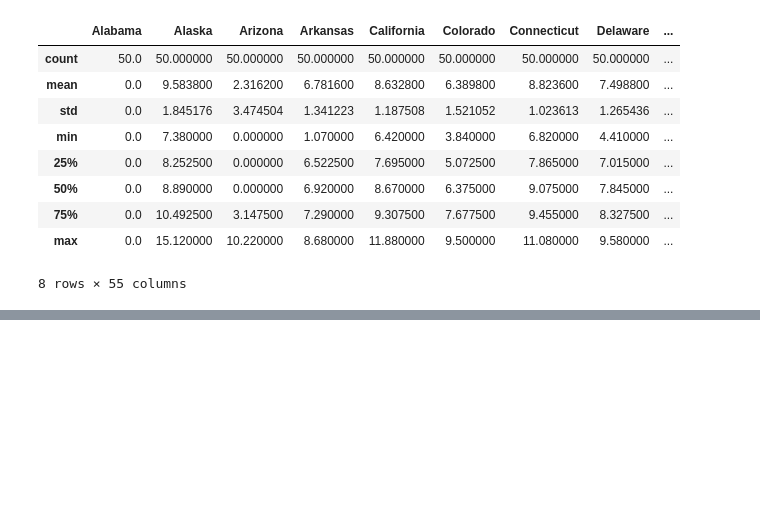
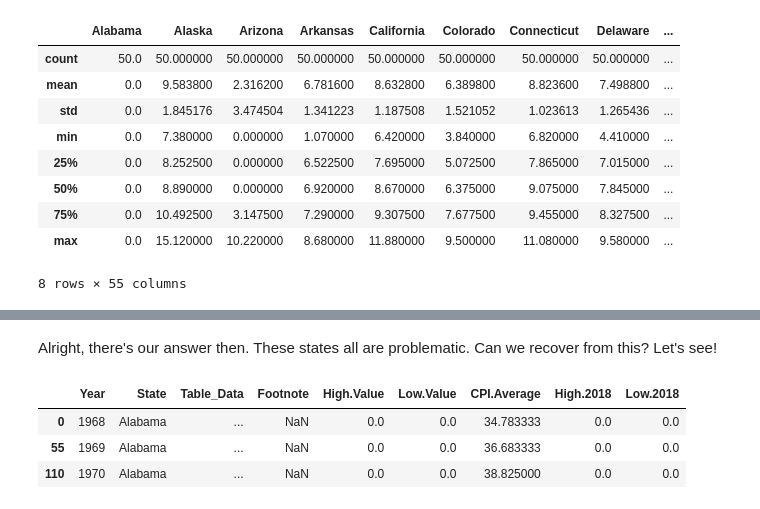
Before and after one commit to illumi91/Groupby_practice, a Jupyter notebook: Groupby on min wage dataset.ipynb, the cells around one changed output, grey strips where cells are left out. Drawn from its saved outputs; the diff is of its cells as text; code cells hidden in the pictures; blank space fills up the shorter version.

```diff
--- a/Groupby on min wage dataset.ipynb
+++ b/Groupby on min wage dataset.ipynb
@@ -65,0 +134,10 @@ act_min_wage.describe()
+# %% [markdown]
+Alright, there's our answer then. These states all are problematic. Can we recover from this? Let's see!
+# %%
+grouped_issues = issue_df.groupby("State")
+grouped_issues.get_group("Alabama").head(3)
+# %% [output]
+|  | Year | State | Table_Data | Footnote | High.Value | Low.Value | CPI.Average | High.2018 | Low.2018 |
+| 0 | 1968 | Alabama | ... | NaN | 0.0 | 0.0 | 34.783333 | 0.0 | 0.0 |
+| 55 | 1969 | Alabama | ... | NaN | 0.0 | 0.0 | 36.683333 | 0.0 | 0.0 |
+| 110 | 1970 | Alabama | ... | NaN | 0.0 | 0.0 | 38.825000 | 0.0 | 0.0 |
```
Also changed, not shown: parts of 18 cells of this notebook.
